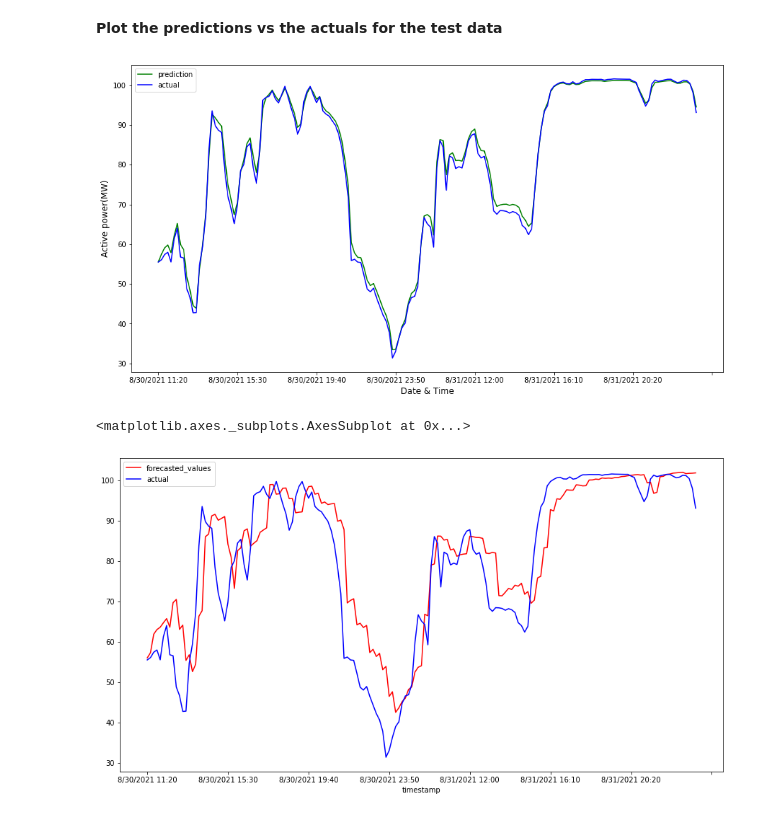
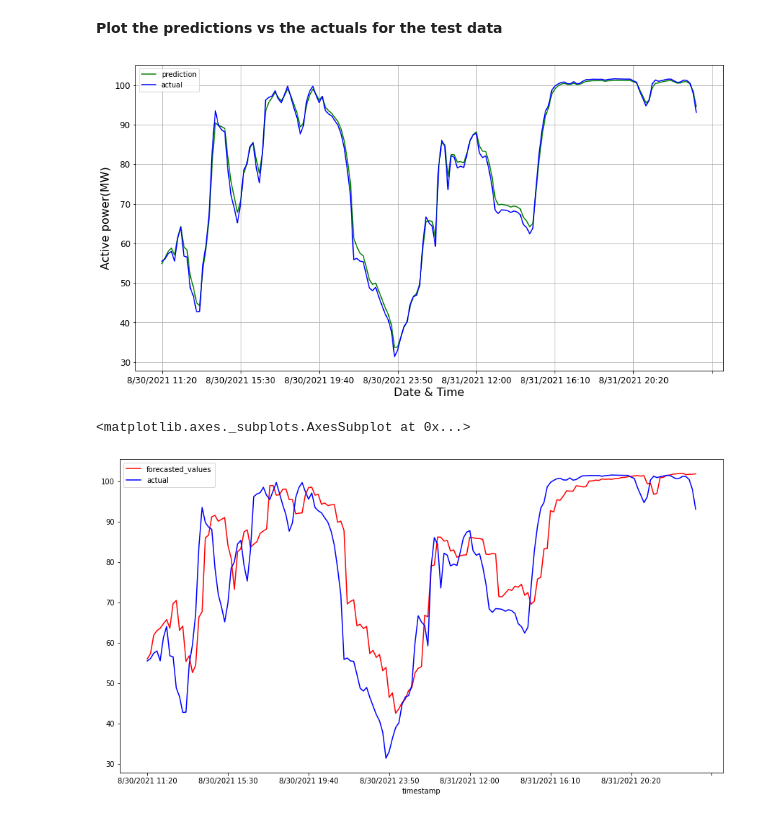
Before and after one commit to entc-17-fyp-20/WPF_Data_Visualization, a Jupyter notebook: RNN_GRU_for_active_wind_power.ipynb, the cells around one changed output. Drawn from its saved outputs; the diff is of its cells as text; code cells hidden in the pictures.

Commit message:
Change font sizes of plots

```diff
--- a/RNN_GRU_for_active_wind_power.ipynb
+++ b/RNN_GRU_for_active_wind_power.ipynb
@@ -623,13 +623,14 @@ mape(actual, forecasted)
 # %% [markdown]
 **Plot the predictions vs the actuals for the test data**
 # %%
-eval_df[eval_df.timestamp<'8/31/2021 23:50'].plot(x='timestamp', y=['prediction', 'actual'], style=['g', 'b'], figsize=(15, 8))
-plt.xlabel('Date & Time', fontsize=12)
-plt.ylabel('Active power(MW)', fontsize=12)
+eval_df[eval_df.timestamp<'8/31/2021 23:50'].plot(x='timestamp', y=['prediction', 'actual'], style=['g', 'b'],fontsize=12, figsize=(15, 8))
+plt.xlabel('Date & Time', fontsize=16)
+plt.ylabel('Active power(MW)', fontsize=16)
+plt.grid()
 plt.show()
 
 eval_df[eval_df.timestamp<'8/31/2021 23:50'].plot(x='timestamp', y=['forecasted_values', 'actual'], style=['r', 'b'], figsize=(15, 8))
 # %% [output]
-[figure, old version]
+[figure, new version]
 <matplotlib.axes._subplots.AxesSubplot at 0x...>
 [figure]
```
Also changed, not shown: parts of 7 cells of this notebook.
